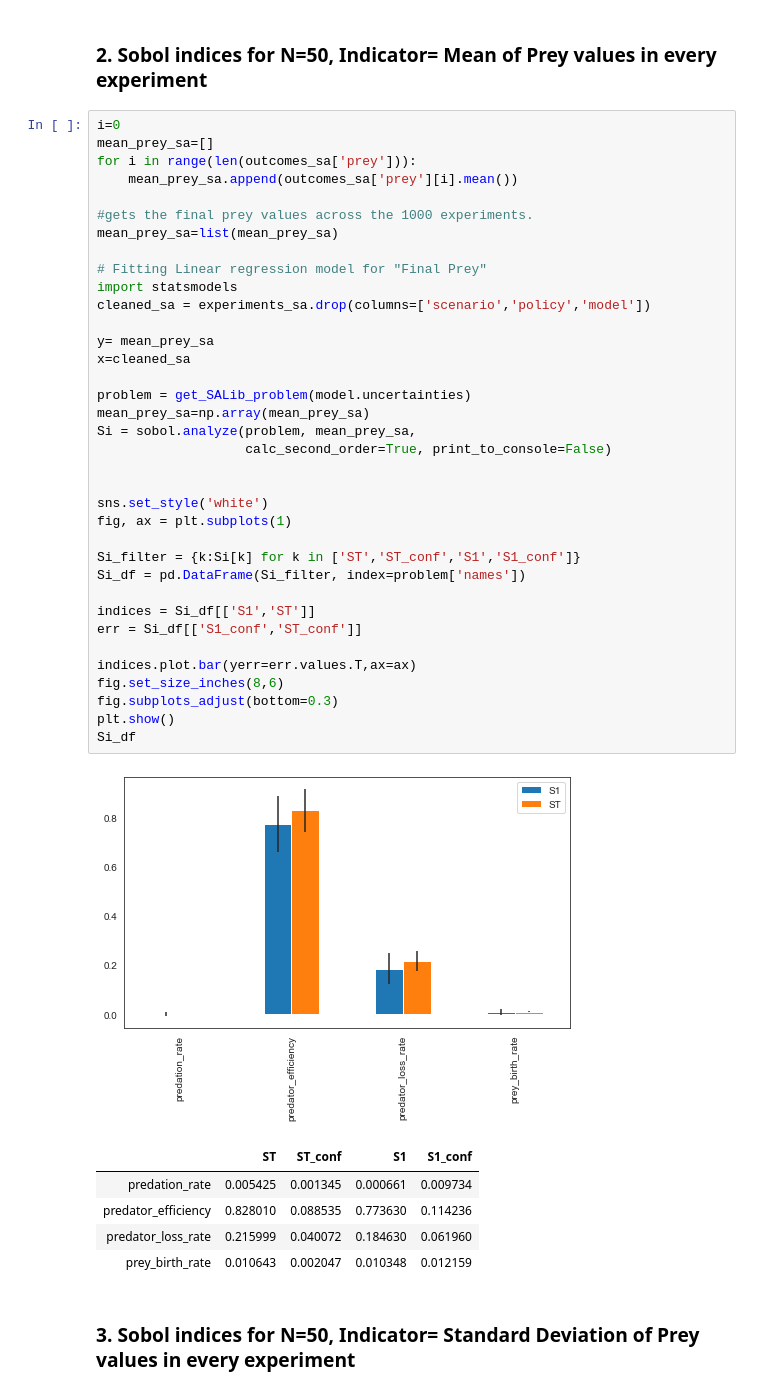
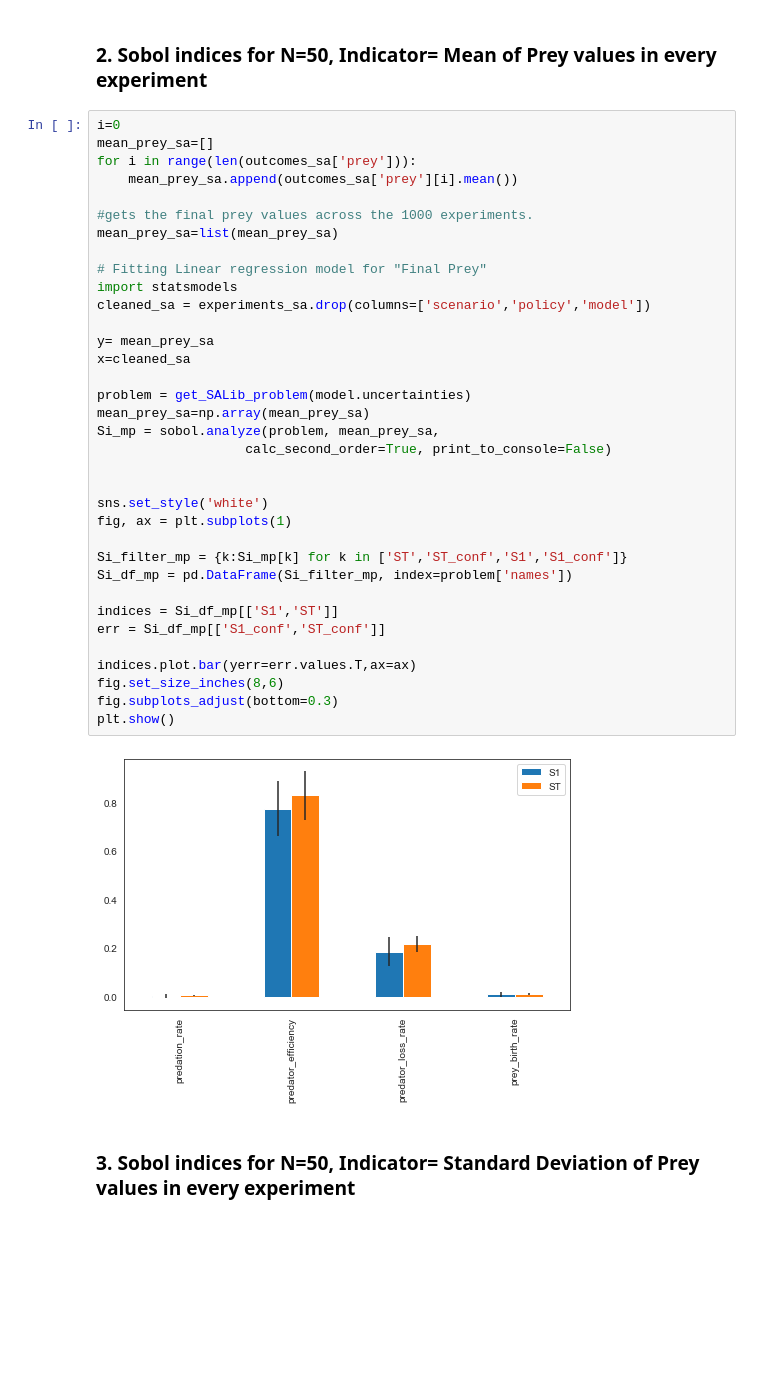
Before and after one commit to aarsundaram/ModelBasedDecisionMaking_Group12, a Jupyter notebook: Group12_assignment 6 - sensitivity analysis.ipynb, the cells around one changed output. Saved outputs shown, nothing was run; the diff lists cells and outputs as text; blank space fills up the shorter version.

```diff
--- a/Group12_assignment 6 - sensitivity analysis.ipynb
+++ b/Group12_assignment 6 - sensitivity analysis.ipynb
@@ -265,45 +265,39 @@ Si_df
 i=0
 mean_prey_sa=[]
 for i in range(len(outcomes_sa['prey'])):
     mean_prey_sa.append(outcomes_sa['prey'][i].mean())
 
 #gets the final prey values across the 1000 experiments.
 mean_prey_sa=list(mean_prey_sa)
 
 # Fitting Linear regression model for "Final Prey"
 import statsmodels
 cleaned_sa = experiments_sa.drop(columns=['scenario','policy','model'])
 
 y= mean_prey_sa
 x=cleaned_sa
 
 problem = get_SALib_problem(model.uncertainties)
 mean_prey_sa=np.array(mean_prey_sa)
-Si = sobol.analyze(problem, mean_prey_sa,
+Si_mp = sobol.analyze(problem, mean_prey_sa,
                    calc_second_order=True, print_to_console=False)
 
 
 sns.set_style('white')
 fig, ax = plt.subplots(1)
 
-Si_filter = {k:Si[k] for k in ['ST','ST_conf','S1','S1_conf']}
-Si_df = pd.DataFrame(Si_filter, index=problem['names'])
+Si_filter_mp = {k:Si_mp[k] for k in ['ST','ST_conf','S1','S1_conf']}
+Si_df_mp = pd.DataFrame(Si_filter_mp, index=problem['names'])
 
-indices = Si_df[['S1','ST']]
-err = Si_df[['S1_conf','ST_conf']]
+indices = Si_df_mp[['S1','ST']]
+err = Si_df_mp[['S1_conf','ST_conf']]
 
 indices.plot.bar(yerr=err.values.T,ax=ax)
 fig.set_size_inches(8,6)
 fig.subplots_adjust(bottom=0.3)
 plt.show()
-Si_df
 # %% [output]
-[figure, old version]
+[figure, new version]
-|  | ST | ST_conf | S1 | S1_conf |
-| predation_rate | 0.005425 | 0.001345 | 0.000661 | 0.009734 |
-| predator_efficiency | 0.828010 | 0.088535 | 0.773630 | 0.114236 |
-| predator_loss_rate | 0.215999 | 0.040072 | 0.184630 | 0.061960 |
-| prey_birth_rate | 0.010643 | 0.002047 | 0.010348 | 0.012159 |
 # %% [markdown]
 ### 3. Sobol indices for N=50, Indicator= Standard Deviation of Prey values in every experiment
 # %%
```
Also changed, not shown: parts of 6 cells of this notebook.
